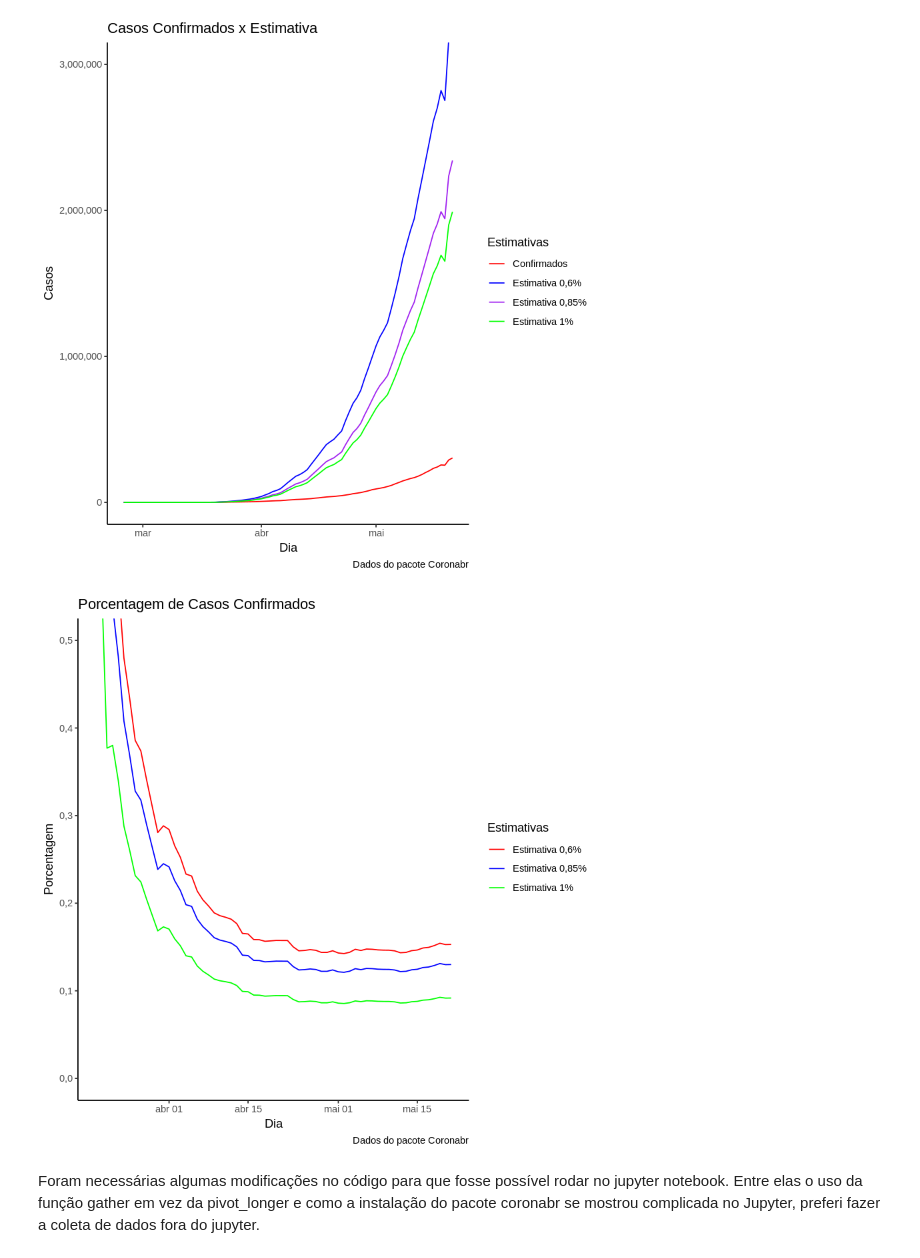
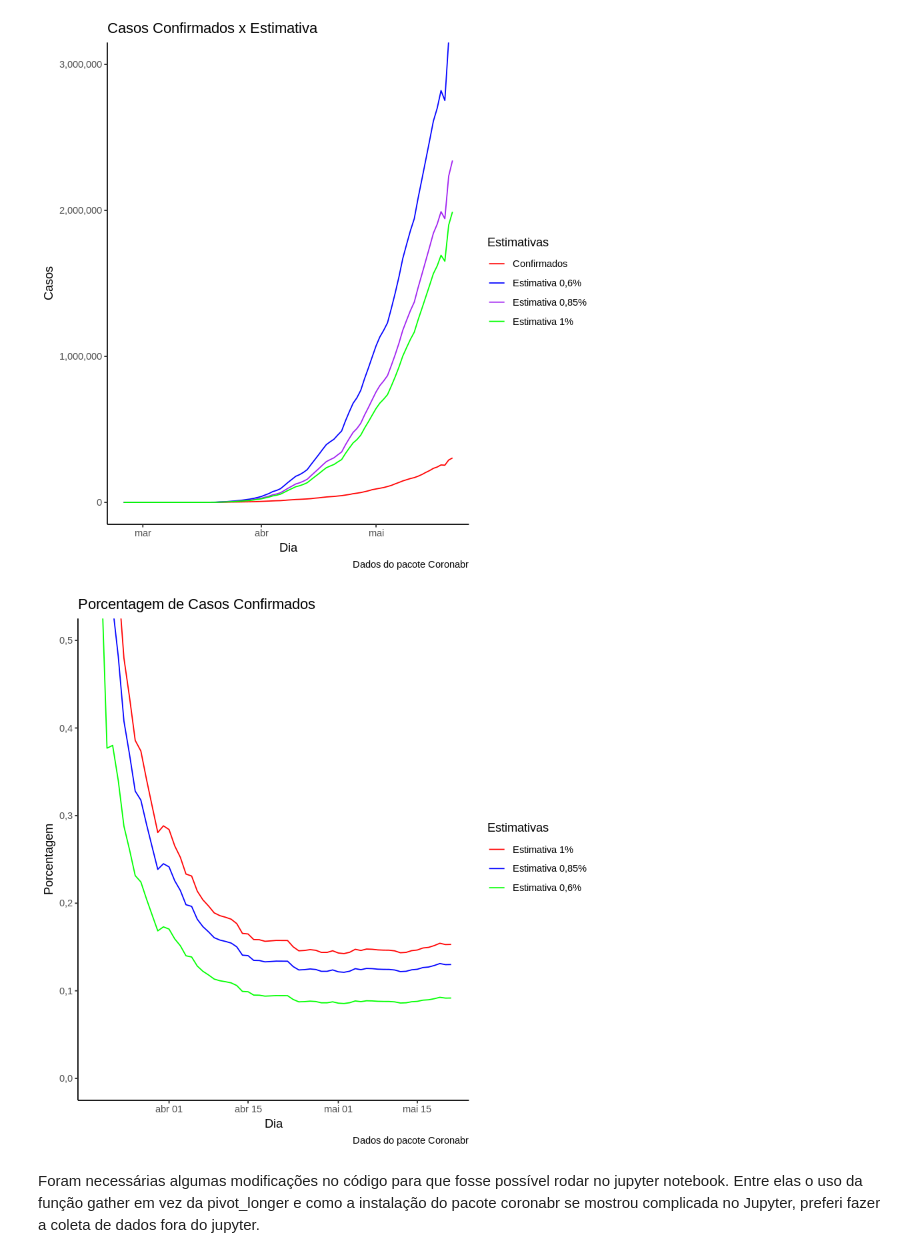
Before and after one commit to Embryous/GraficoseDados, a Jupyter notebook: Dados coronabr e estimativas do Coronavírus no Brasil/Dados Coronabr e estimativas do Coronavírus no Brasil.ipynb, the cells around one changed output. Cells and saved outputs as stored; diff of their text form; code cells hidden in the pictures.

```diff
--- a/Dados coronabr e estimativas do Coronavírus no Brasil/Dados Coronabr e estimativas do Coronavírus no Brasil.ipynb
+++ b/Dados coronabr e estimativas do Coronavírus no Brasil/Dados Coronabr e estimativas do Coronavírus no Brasil.ipynb
@@ -78,12 +78,12 @@ dados_longo_explicados <- casos_explicados%>%
 # %%
 #Cria o gráfico com as propoções de casos contabilizados dadas as estimativas
 ggplot(dados_longo_explicados, aes(dia, Porcentagem, color=Estimativas))+
   geom_line()+
   labs(y="Porcentagem", x= "Dia", title= "Porcentagem de Casos Confirmados", caption = "Dados do pacote Coronabr")+
   theme_classic()+
   coord_cartesian(ylim=c(0,0.5))+
-  scale_color_manual(name = "Estimativas", labels = c("Estimativa 0,6%", "Estimativa 0,85%", "Estimativa 1%"), values = c("Red", "Blue", "Green"))
+  scale_color_manual(name = "Estimativas", labels = c("Estimativa 1%", "Estimativa 0,85%", "Estimativa 0,6%"), values = c("Red", "Blue", "Green"))
 # %% [output]
-[figure, old version]
+[figure, new version]
 # %% [markdown]
 Foram necessárias algumas modificações no código para que fosse possível rodar no jupyter notebook. Entre elas o uso da função gather em vez da pivot_longer e como a instalação do pacote coronabr se mostrou complicada no Jupyter, preferi fazer a coleta de dados fora do jupyter.
```
